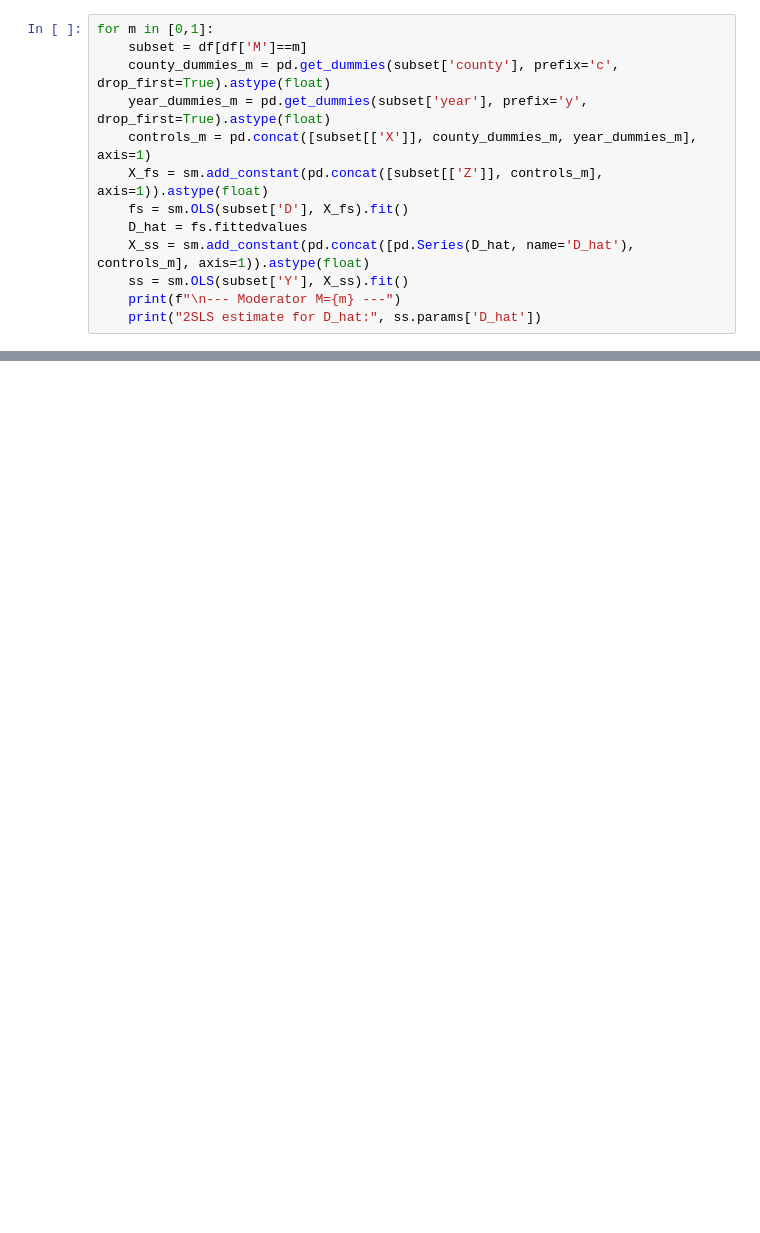
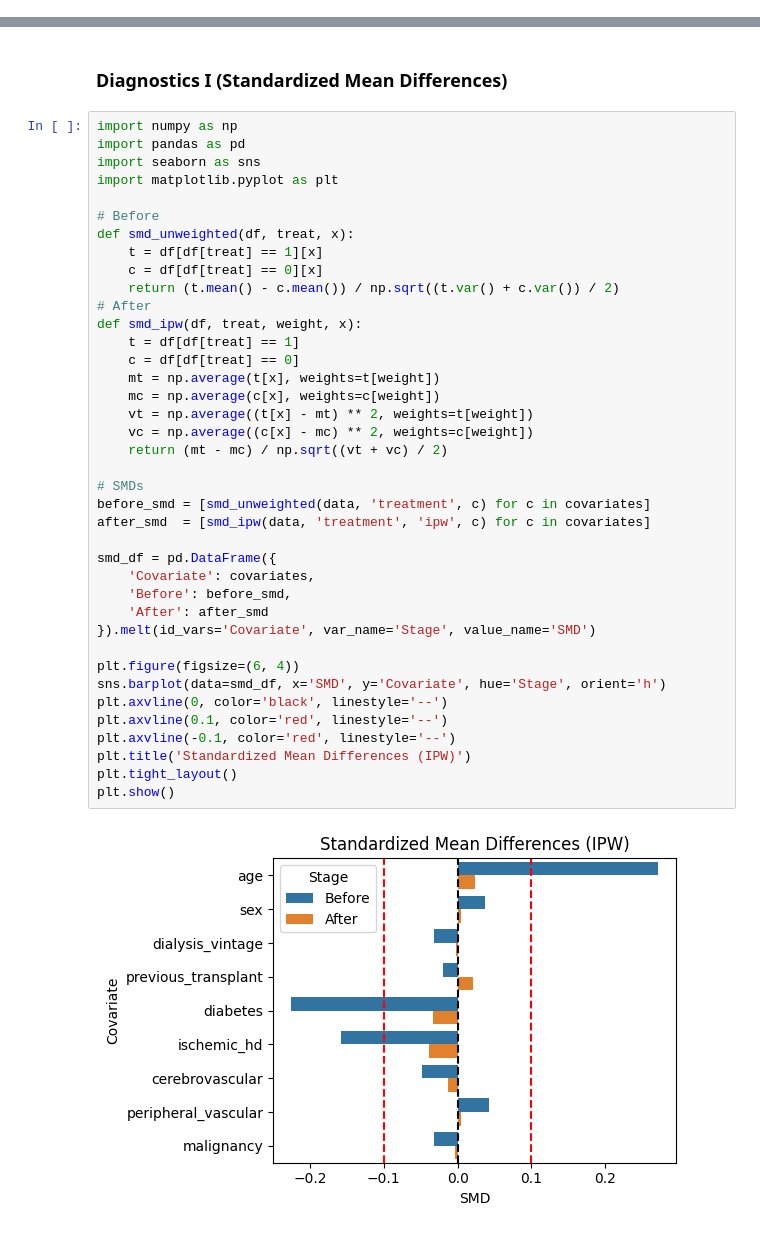
Before and after one commit to dataman-git/causal_inference, a Jupyter notebook: Chapter_08_IPW.ipynb, the cells around one changed output, grey strips where cells are left out. Drawn from its saved outputs; the diff is of its cells as text; blank space fills up the shorter version.

```diff
--- a/Chapter_08_IPW.ipynb
+++ b/Chapter_08_IPW.ipynb
@@ -695,13 +0,0 @@ If you want, I can now **draw a small figure showing M=0 vs M=1 slopes** to visu
-# %%
-for m in [0,1]:
-    subset = df[df['M']==m]
-    county_dummies_m = pd.get_dummies(subset['county'], prefix='c', drop_first=True).astype(float)
-    year_dummies_m = pd.get_dummies(subset['year'], prefix='y', drop_first=True).astype(float)
-    controls_m = pd.concat([subset[['X']], county_dummies_m, year_dummies_m], axis=1)
-    X_fs = sm.add_constant(pd.concat([subset[['Z']], controls_m], axis=1)).astype(float)
-    fs = sm.OLS(subset['D'], X_fs).fit()
-    D_hat = fs.fittedvalues
-    X_ss = sm.add_constant(pd.concat([pd.Series(D_hat, name='D_hat'), controls_m], axis=1)).astype(float)
-    ss = sm.OLS(subset['Y'], X_ss).fit()
-    print(f"\n--- Moderator M={m} ---")
-    print("2SLS estimate for D_hat:", ss.params['D_hat'])
@@ -866,0 +442,43 @@ Would you like me to run the subgroup 2SLS analyses and show the pattern?
+# %% [markdown]
+### Diagnostics I (Standardized Mean Differences)
+# %%
+import numpy as np
+import pandas as pd
+import seaborn as sns
+import matplotlib.pyplot as plt
+
+# Before
+def smd_unweighted(df, treat, x):
+    t = df[df[treat] == 1][x]
+    c = df[df[treat] == 0][x]
+    return (t.mean() - c.mean()) / np.sqrt((t.var() + c.var()) / 2)
+# After
+def smd_ipw(df, treat, weight, x):
+    t = df[df[treat] == 1]
+    c = df[df[treat] == 0]
+    mt = np.average(t[x], weights=t[weight])
+    mc = np.average(c[x], weights=c[weight])
+    vt = np.average((t[x] - mt) ** 2, weights=t[weight])
+    vc = np.average((c[x] - mc) ** 2, weights=c[weight])
+    return (mt - mc) / np.sqrt((vt + vc) / 2)
+
+# SMDs
+before_smd = [smd_unweighted(data, 'treatment', c) for c in covariates]
+after_smd  = [smd_ipw(data, 'treatment', 'ipw', c) for c in covariates]
+
+smd_df = pd.DataFrame({
+    'Covariate': covariates,
+    'Before': before_smd,
+    'After': after_smd
+}).melt(id_vars='Covariate', var_name='Stage', value_name='SMD')
+
+plt.figure(figsize=(6, 4))
+sns.barplot(data=smd_df, x='SMD', y='Covariate', hue='Stage', orient='h')
+plt.axvline(0, color='black', linestyle='--')
+plt.axvline(0.1, color='red', linestyle='--')
+plt.axvline(-0.1, color='red', linestyle='--')
+plt.title('Standardized Mean Differences (IPW)')
+plt.tight_layout()
+plt.show()
+# %% [output]
+[figure, added]
```
Also changed, not shown: parts of 35 cells of this notebook.
